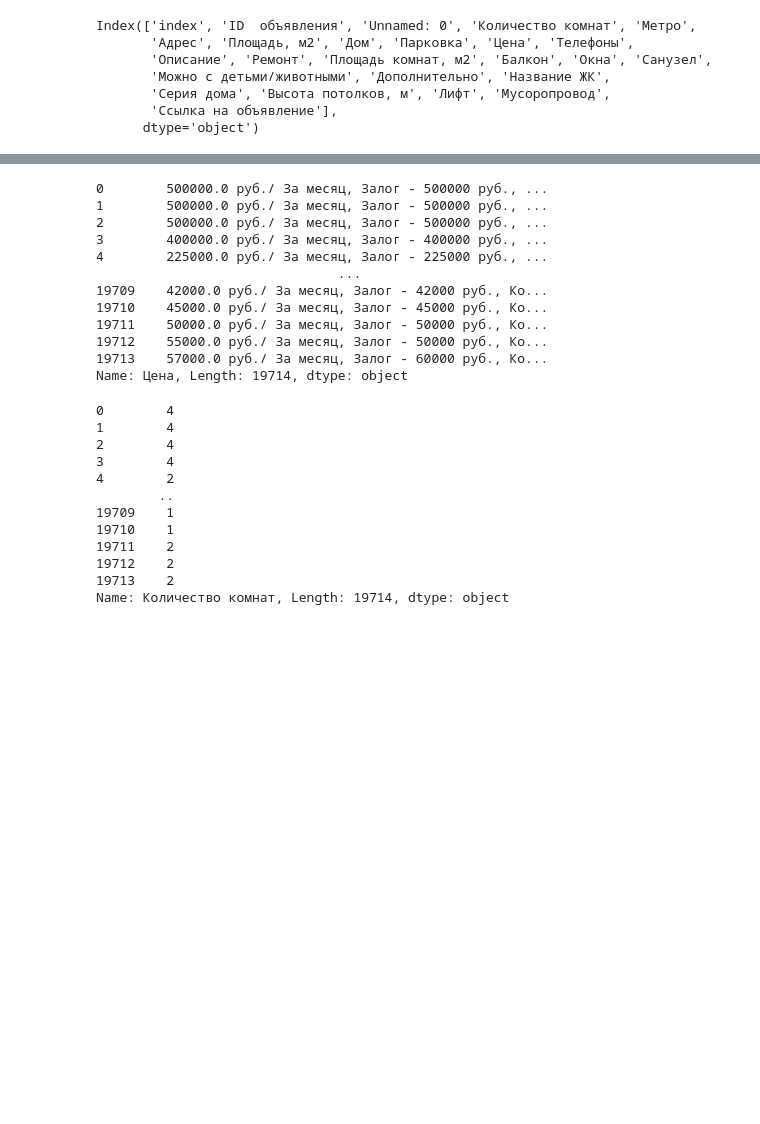
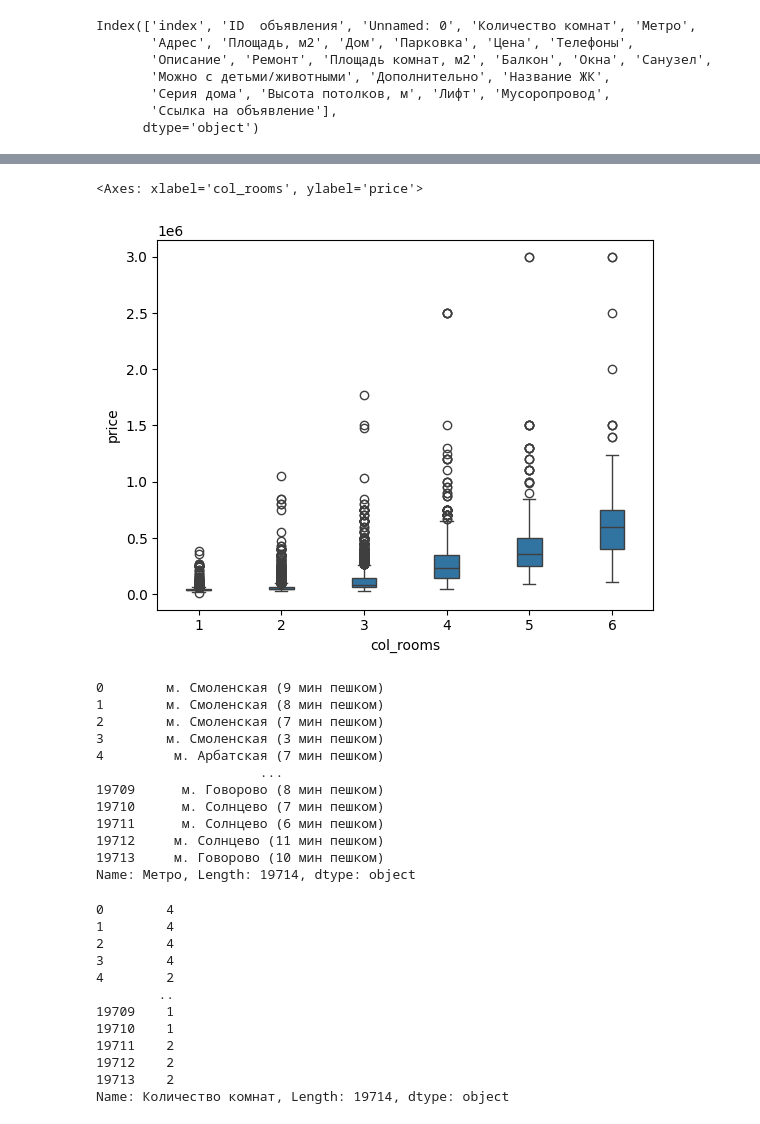
Before and after one commit to romnatall/real_estate_EDA, a Jupyter notebook: EDA.ipynb, the cells around one changed output, grey strips where cells are left out. Cells and saved outputs as stored; diff of their text form; code cells hidden in the pictures; blank space fills up the shorter version.

```diff
--- a/EDA.ipynb
+++ b/EDA.ipynb
@@ -45,18 +101,23 @@ cdata
+# %%
+sns.boxplot(x="col_rooms", y="price", data=cdata,width=0.3)
+# %% [output]
+<Axes: xlabel='col_rooms', ylabel='price'>
+[figure, added]
 # %%
-data['Цена']
+data['Метро']
 # %% [output]
-0        500000.0 руб./ За месяц, Залог - 500000 руб., ...
-1        500000.0 руб./ За месяц, Залог - 500000 руб., ...
-2        500000.0 руб./ За месяц, Залог - 500000 руб., ...
-3        400000.0 руб./ За месяц, Залог - 400000 руб., ...
-4        225000.0 руб./ За месяц, Залог - 225000 руб., ...
-                               ...
-19709    42000.0 руб./ За месяц, Залог - 42000 руб., Ко...
-19710    45000.0 руб./ За месяц, Залог - 45000 руб., Ко...
-19711    50000.0 руб./ За месяц, Залог - 50000 руб., Ко...
-19712    55000.0 руб./ За месяц, Залог - 50000 руб., Ко...
-19713    57000.0 руб./ За месяц, Залог - 60000 руб., Ко...
-Name: Цена, Length: 19714, dtype: object
+0        м. Смоленская (9 мин пешком)
+1        м. Смоленская (8 мин пешком)
+2        м. Смоленская (7 мин пешком)
+3        м. Смоленская (3 мин пешком)
+4         м. Арбатская (7 мин пешком)
+                     ...
+19709      м. Говорово (8 мин пешком)
+19710      м. Солнцево (7 мин пешком)
+19711      м. Солнцево (6 мин пешком)
+19712     м. Солнцево (11 мин пешком)
+19713     м. Говорово (10 мин пешком)
+Name: Метро, Length: 19714, dtype: object
 # %%
 getcolroom(data)
 # %% [output]
```
Also changed, not shown: parts of 4 cells of this notebook, 1 other file.
